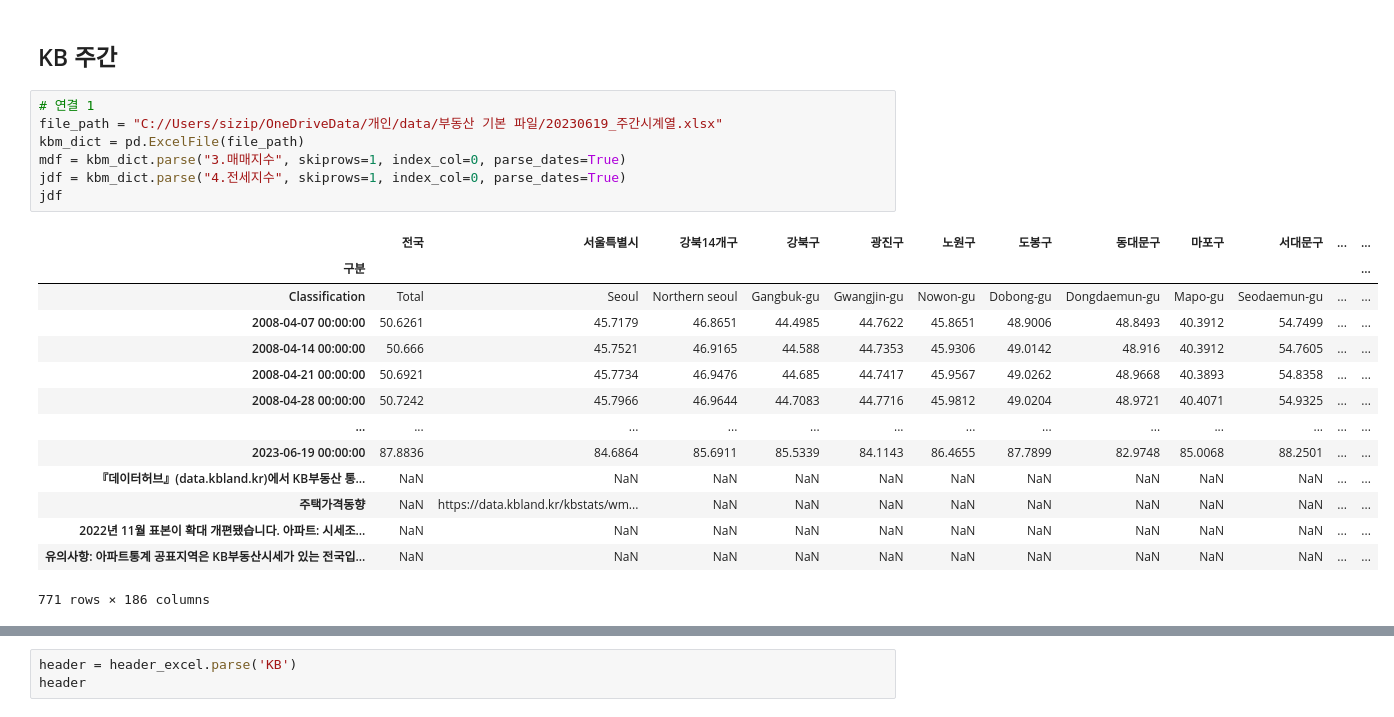
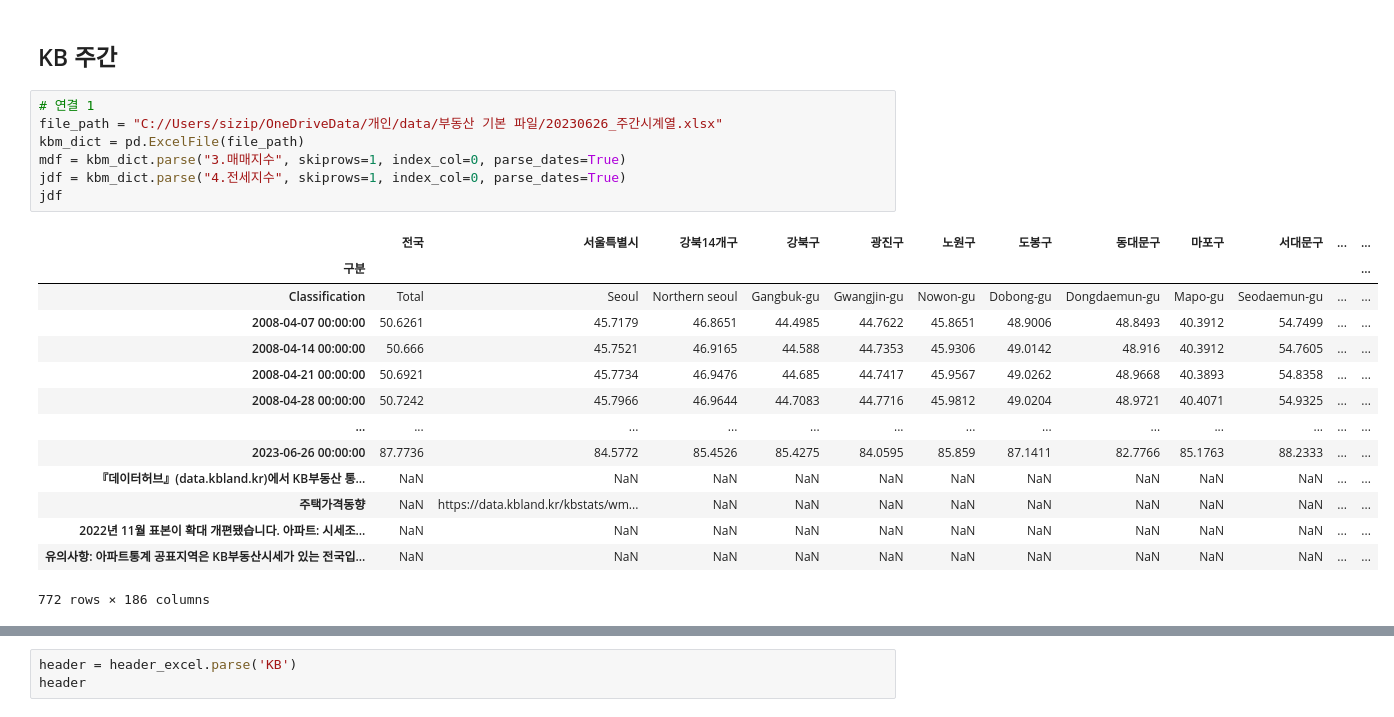
Before and after one commit to sizipusx/fundamental, a Jupyter notebook: jupyterlab/주간 부동산 업데이트.ipynb, the cells around one changed output, grey strips where cells are left out. Cells and saved outputs as stored; diff of their text form.

```diff
--- a/jupyterlab/주간 부동산 업데이트.ipynb
+++ b/jupyterlab/주간 부동산 업데이트.ipynb
@@ -14,26 +14,26 @@ conn = sqlite3.connect('C://Users/sizip/fundamental/files/weekly_house.db')
 ## KB 주간
 # %%
 # 연결 1
-file_path = "C://Users/sizip/OneDriveData/개인/data/부동산 기본 파일/20230619_주간시계열.xlsx"
+file_path = "C://Users/sizip/OneDriveData/개인/data/부동산 기본 파일/20230626_주간시계열.xlsx"
 kbm_dict = pd.ExcelFile(file_path)
 mdf = kbm_dict.parse("3.매매지수", skiprows=1, index_col=0, parse_dates=True)
 jdf = kbm_dict.parse("4.전세지수", skiprows=1, index_col=0, parse_dates=True)
 jdf
 # %% [output]
 |  | 전국 | 서울특별시 | 강북14개구 | 강북구 | 광진구 | 노원구 | 도봉구 | 동대문구 | 마포구 | 서대문구 | ... | ... |
 | 구분 |  |  |  |  |  |  |  |  |  |  |  | ... |
 | Classification | Total | Seoul | Northern seoul | Gangbuk-gu | Gwangjin-gu | Nowon-gu | Dobong-gu | Dongdaemun-gu | Mapo-gu | Seodaemun-gu | ... | ... |
 | 2008-04-07 00:00:00 | 50.6261 | 45.7179 | 46.8651 | 44.4985 | 44.7622 | 45.8651 | 48.9006 | 48.8493 | 40.3912 | 54.7499 | ... | ... |
 | 2008-04-14 00:00:00 | 50.666 | 45.7521 | 46.9165 | 44.588 | 44.7353 | 45.9306 | 49.0142 | 48.916 | 40.3912 | 54.7605 | ... | ... |
 | 2008-04-21 00:00:00 | 50.6921 | 45.7734 | 46.9476 | 44.685 | 44.7417 | 45.9567 | 49.0262 | 48.9668 | 40.3893 | 54.8358 | ... | ... |
 | 2008-04-28 00:00:00 | 50.7242 | 45.7966 | 46.9644 | 44.7083 | 44.7716 | 45.9812 | 49.0204 | 48.9721 | 40.4071 | 54.9325 | ... | ... |
 | ... | ... | ... | ... | ... | ... | ... | ... | ... | ... | ... | ... | ... |
-| 2023-06-19 00:00:00 | 87.8836 | 84.6864 | 85.6911 | 85.5339 | 84.1143 | 86.4655 | 87.7899 | 82.9748 | 85.0068 | 88.2501 | ... | ... |
+| 2023-06-26 00:00:00 | 87.7736 | 84.5772 | 85.4526 | 85.4275 | 84.0595 | 85.859 | 87.1411 | 82.7766 | 85.1763 | 88.2333 | ... | ... |
 | 『데이터허브』(data.kbland.kr)에서 KB부동산 통... | NaN | NaN | NaN | NaN | NaN | NaN | NaN | NaN | NaN | NaN | ... | ... |
 | 주택가격동향 | NaN | https://data.kbland.kr/kbstats/wm... | NaN | NaN | NaN | NaN | NaN | NaN | NaN | NaN | ... | ... |
 | 2022년 11월 표본이 확대 개편됐습니다. 아파트: 시세조... | NaN | NaN | NaN | NaN | NaN | NaN | NaN | NaN | NaN | NaN | ... | ... |
 | 유의사항: 아파트통계 공표지역은 KB부동산시세가 있는 전국입... | NaN | NaN | NaN | NaN | NaN | NaN | NaN | NaN | NaN | NaN | ... | ... |
-771 rows × 186 columns
+772 rows × 186 columns
 # %%
 mdf = mdf.iloc[2:mdf['전국'].count()]
 mdf.index.name="날짜"
```
Also changed, not shown: parts of 22 cells of this notebook, 1 other file.
